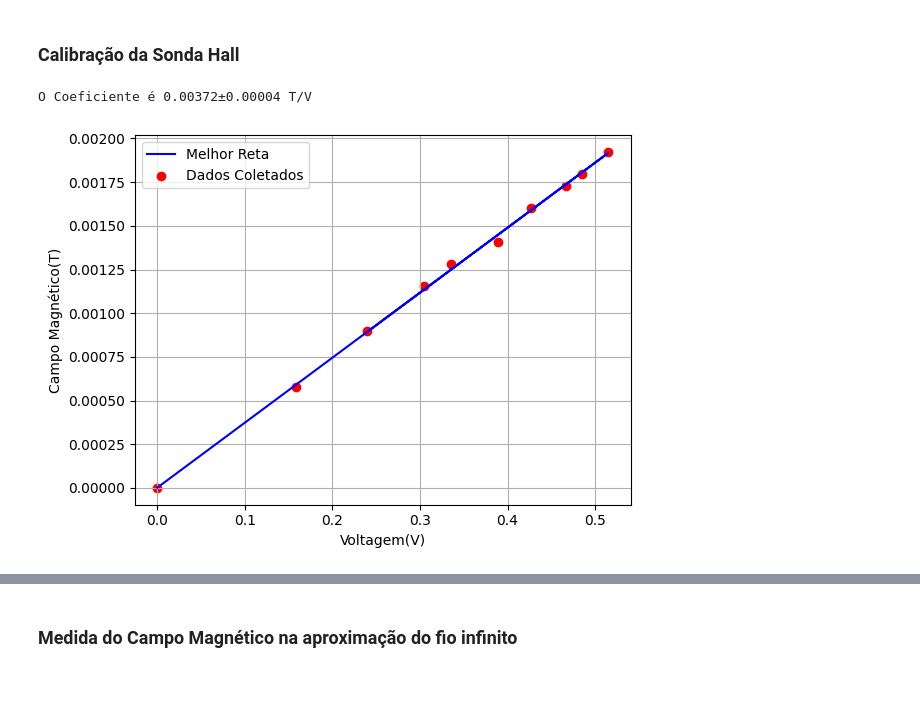
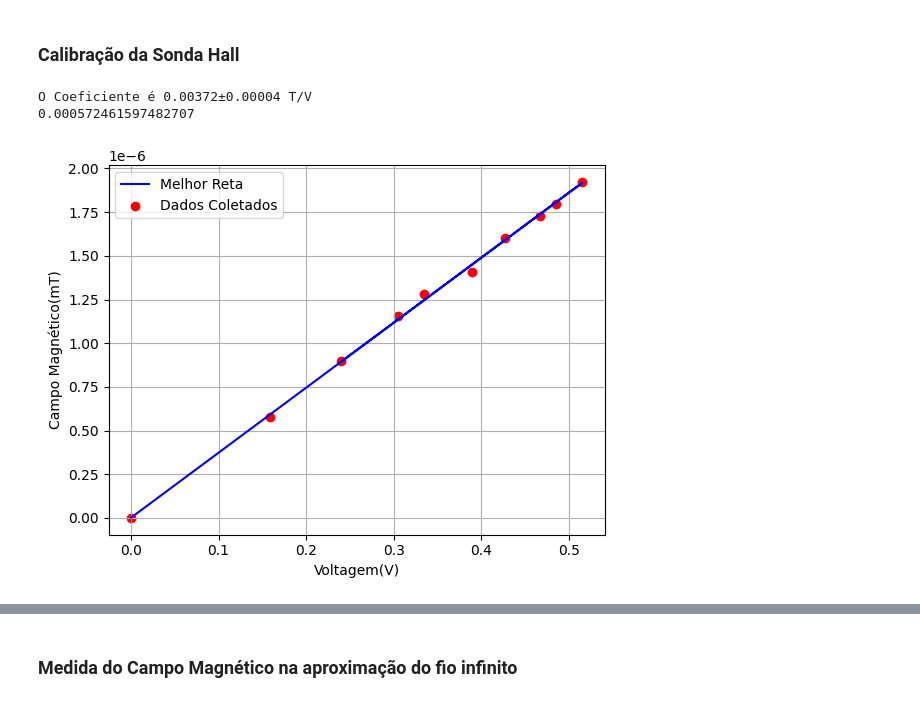
Before and after one commit to Pedropudin/LabFisica-3, a Jupyter notebook: Relatorio4/Magnetostatica/sondaHall.ipynb, the cells around one changed output, grey strips where cells are left out. Drawn from its saved outputs; the diff is of its cells as text; code cells hidden in the pictures.

```diff
--- a/Relatorio4/Magnetostatica/sondaHall.ipynb
+++ b/Relatorio4/Magnetostatica/sondaHall.ipynb
@@ -127,21 +128,26 @@ voltagem = np.array(list(data.values()))
 # %%
-campoCalculado = [campoSolenoide(espirasSolenoide,i,comprimentoSolenoide,permeabilidadeAr) for i in amperagem]
+campoCalculado = np.array([campoSolenoide(espirasSolenoide,i,comprimentoSolenoide,permeabilidadeAr) for i in amperagem])
 
 param = np.polyfit(voltagem,campoCalculado,1)
 #print(param)
 
 coeficienteHall = param[0]
 coef,erro = get_coefAngular(voltagem,campoCalculado)
+melhorReta = np.array([(param[0]*i + param[1]) for i in voltagem])
 print(f"O Coeficiente é {M((coeficienteHall,erro))}T/V")
+print(np.std([campoCalculado,melhorReta]))
 
 #plt.plot(voltagem,campoCalculado,label='Dados Coletados')
-plt.plot(voltagem,[(param[0]*i + param[1]) for i in voltagem],label=f'Melhor Reta',color='blue')
-plt.scatter(voltagem,campoCalculado,label='Dados Coletados',color='red')
+plt.plot(voltagem,melhorReta*1e-3,label=f'Melhor Reta',color='blue')
+plt.scatter(voltagem,campoCalculado*1e-3,label='Dados Coletados',color='red')
 plt.grid(True)
-plt.xlabel('Voltagem(V)');plt.ylabel('Campo Magnético(T)')
+plt.xlabel('Voltagem(V)');plt.ylabel('Campo Magnético(mT)')
 plt.legend()
 #plt.savefig('Results/calibracao.png')
 plt.show()
+
+EcoeficienteHall = M((coeficienteHall,erro))
 # %% [output]
 O Coeficiente é 0.00372±0.00004 T/V
+0.000572461597482707
-[figure, old version]
+[figure, new version]
```
Also changed, not shown: parts of 13 cells of this notebook, 8 other files.
